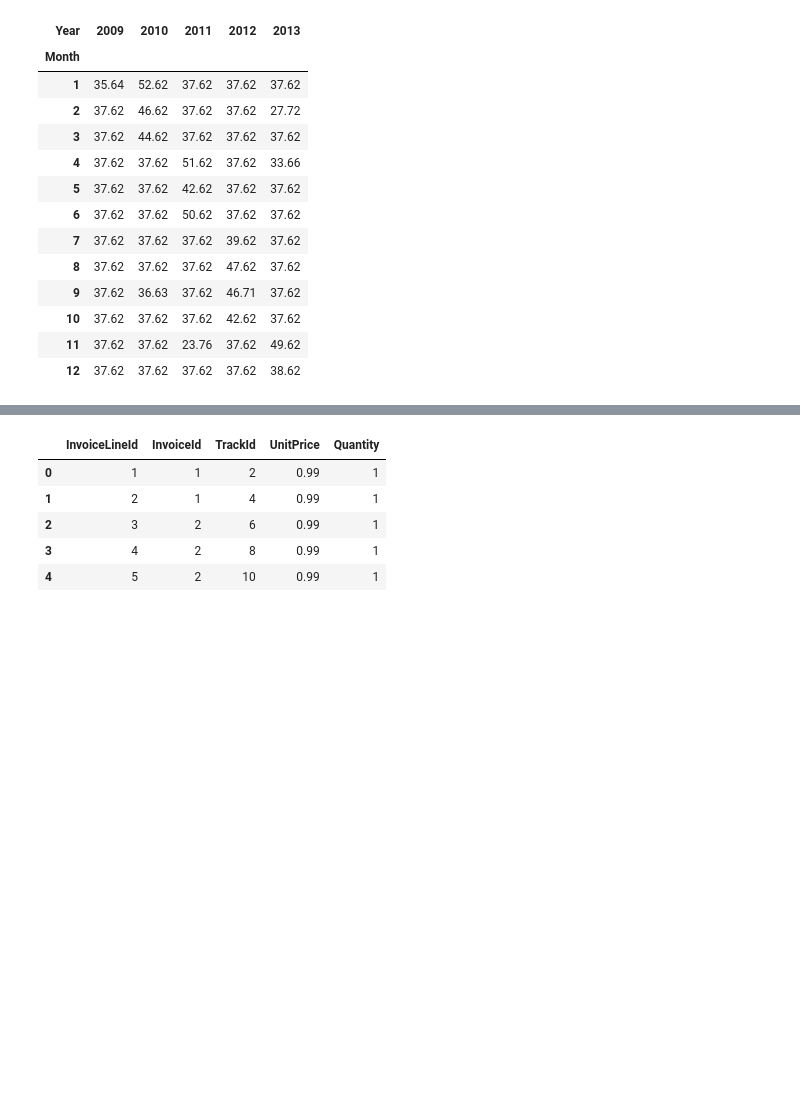
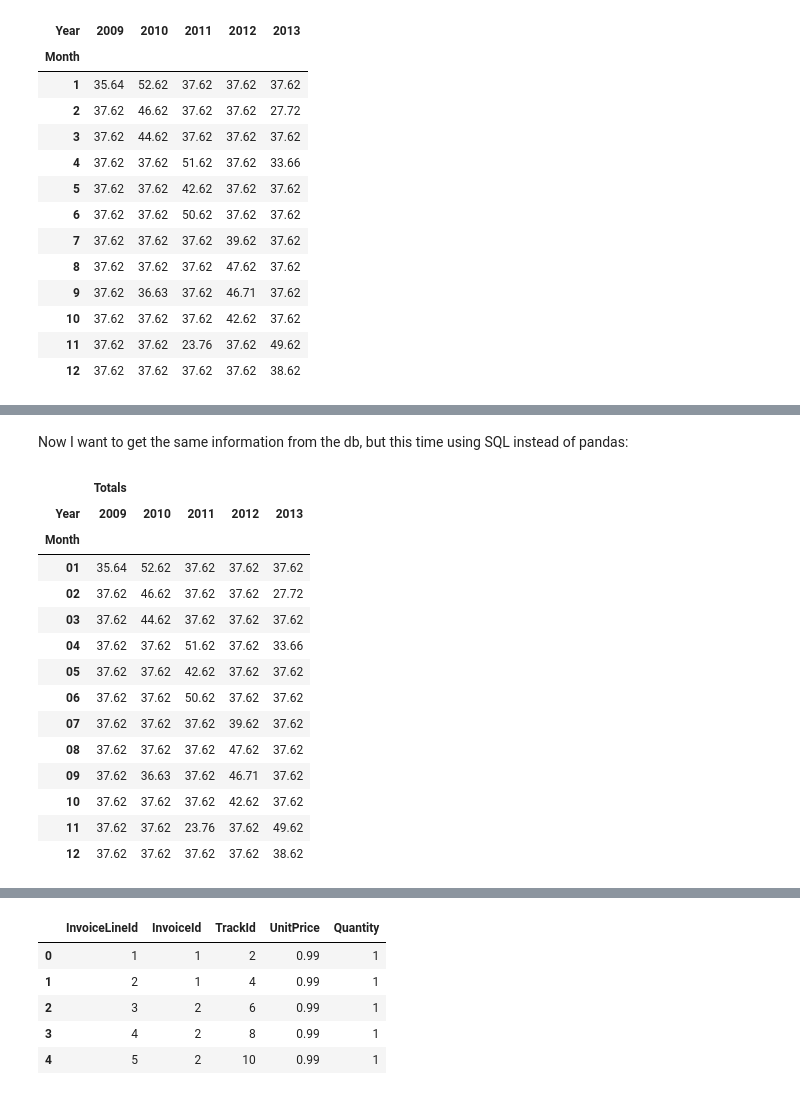
Before and after one commit to alinasansevich/chinook_SQLite_db_analysis, a Jupyter notebook: Chinook_SQLite_database_analysis.ipynb, the cells around one changed output, grey strips where cells are left out. Saved outputs shown, nothing was run; the diff lists cells and outputs as text; code cells hidden in the pictures; blank space fills up the shorter version.

```diff
--- a/Chinook_SQLite_database_analysis.ipynb
+++ b/Chinook_SQLite_database_analysis.ipynb
@@ -177 +120,29 @@ total_per_month_2013  # NOT WORKING!!!!!!!!!!!!!
+# %% [markdown]
+Now I want to get the same information from the db, but this time using SQL instead of pandas:
+# %%
+query = """
+SELECT strftime('%m', InvoiceDate) AS Month, strftime('%Y', InvoiceDate) AS Year, SUM(Total) AS Totals
+    FROM Invoices
+        GROUP BY strftime('%Y', InvoiceDate), strftime('%m', InvoiceDate)
+"""
+
+sales_per_month = pd.read_sql(query, conn)
+table = pd.pivot_table(sales_per_month, index='Month', columns='Year')
+table
+# %% [output]
+|  | Totals |  |  |  |  |
+| Year | 2009 | 2010 | 2011 | 2012 | 2013 |
+| Month |  |  |  |  |  |
+| 01 | 35.64 | 52.62 | 37.62 | 37.62 | 37.62 |
+| 02 | 37.62 | 46.62 | 37.62 | 37.62 | 27.72 |
+| 03 | 37.62 | 44.62 | 37.62 | 37.62 | 37.62 |
+| 04 | 37.62 | 37.62 | 51.62 | 37.62 | 33.66 |
+| 05 | 37.62 | 37.62 | 42.62 | 37.62 | 37.62 |
+| 06 | 37.62 | 37.62 | 50.62 | 37.62 | 37.62 |
+| 07 | 37.62 | 37.62 | 37.62 | 39.62 | 37.62 |
+| 08 | 37.62 | 37.62 | 37.62 | 47.62 | 37.62 |
+| 09 | 37.62 | 36.63 | 37.62 | 46.71 | 37.62 |
+| 10 | 37.62 | 37.62 | 37.62 | 42.62 | 37.62 |
+| 11 | 37.62 | 37.62 | 23.76 | 37.62 | 49.62 |
+| 12 | 37.62 | 37.62 | 37.62 | 37.62 | 38.62 |
 # %%
```
Also changed, not shown: parts of 27 cells of this notebook.
